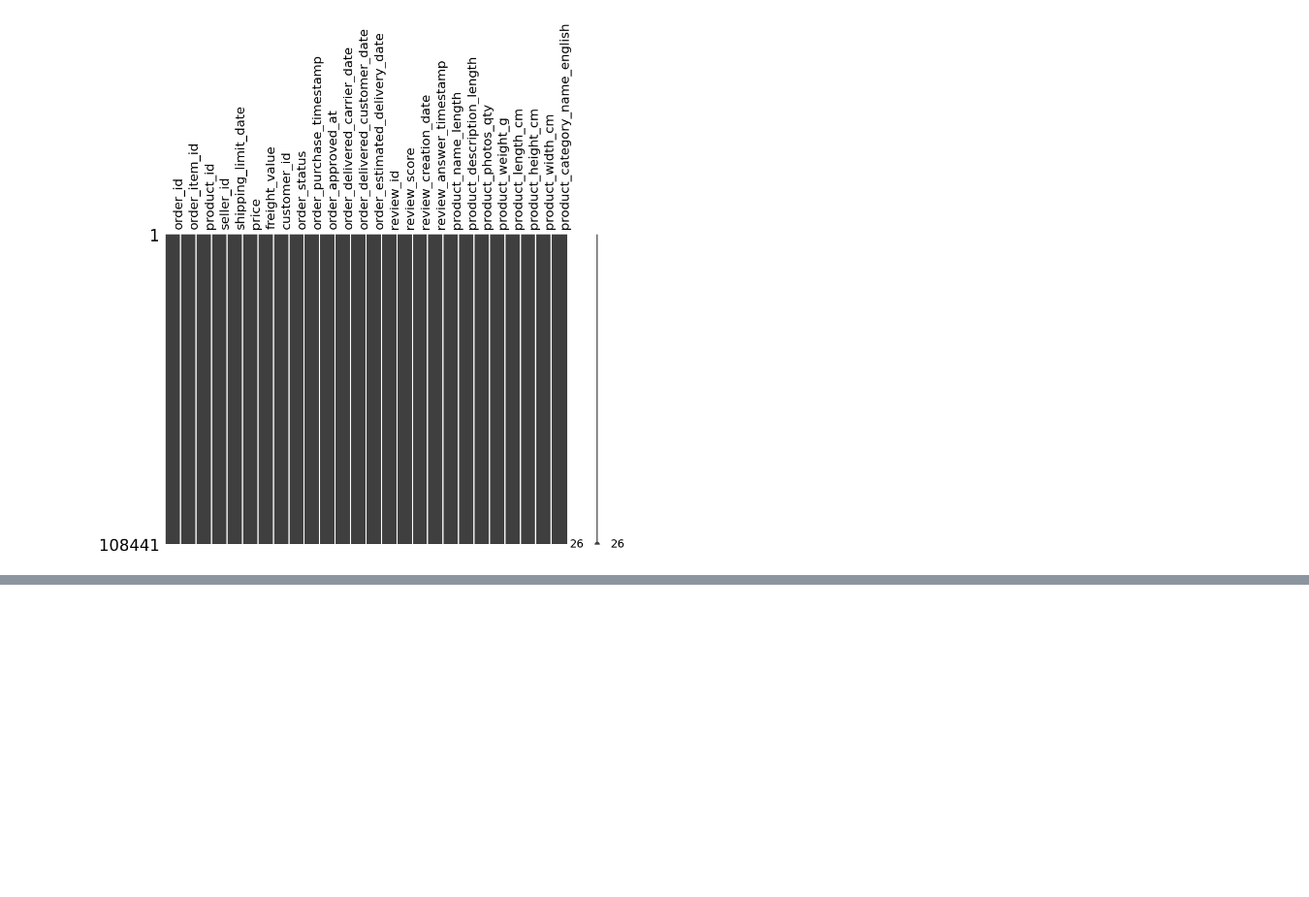
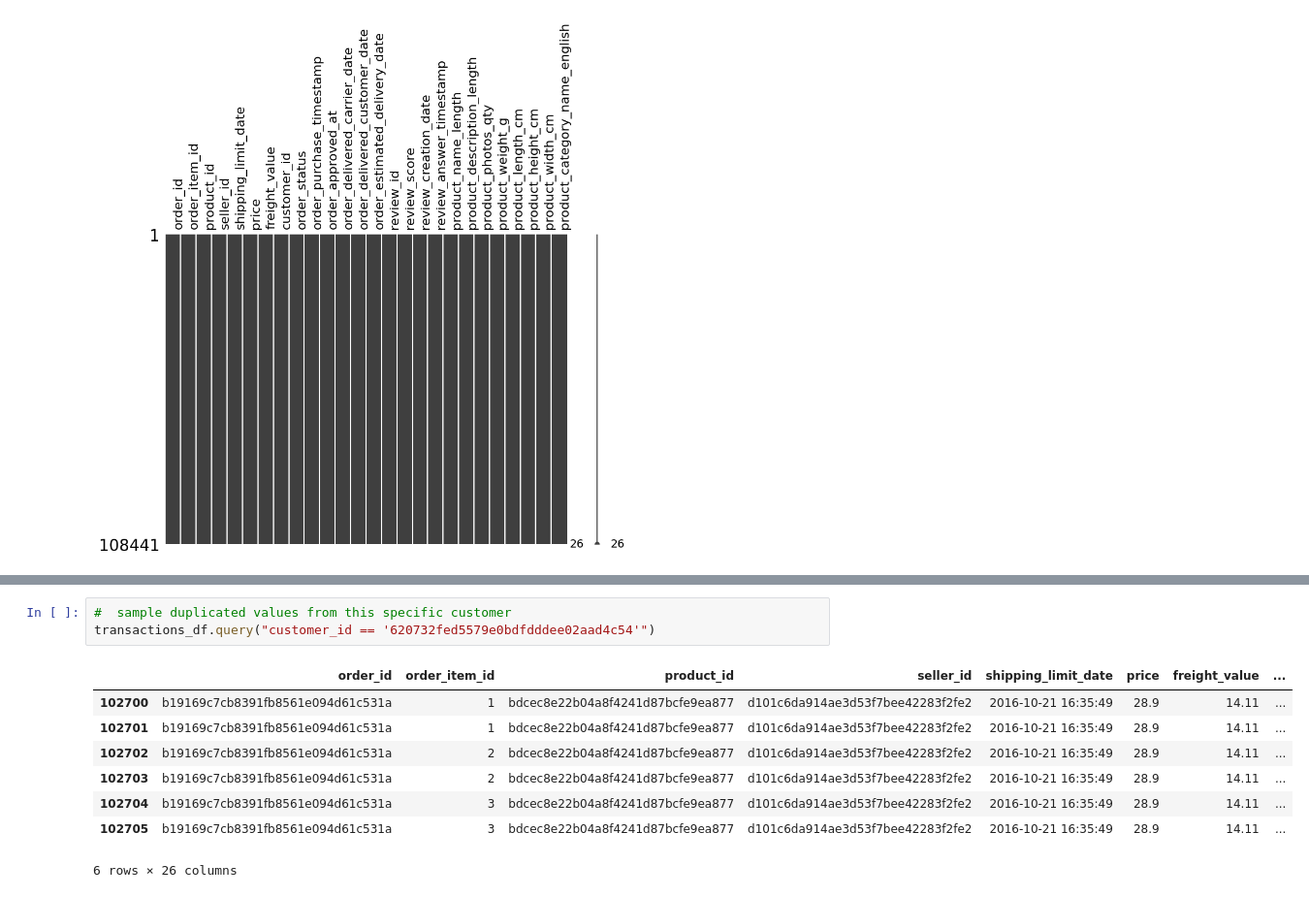
Before and after one commit to RuizLorenzoChavez/price-optimization-ML, a Jupyter notebook: main.ipynb, the cells around one changed output, grey strips where cells are left out. Shown: that part at 97% size. Cells and saved outputs as stored; diff of their text form; blank space fills up the shorter version.

```diff
--- a/main.ipynb
+++ b/main.ipynb
@@ -237,0 +253,12 @@ TypeError: duplicated() got an unexpected keyword argument 'subest'
+# %%
+#  sample duplicated values from this specific customer
+transactions_df.query("customer_id == '620732fed5579e0bdfdddee02aad4c54'")
+# %% [output]
+|  | order_id | order_item_id | product_id | seller_id | shipping_limit_date | price | freight_value | ... |
+| 102700 | b19169c7cb8391fb8561e094d61c531a | 1 | bdcec8e22b04a8f4241d87bcfe9ea877 | d101c6da914ae3d53f7bee42283f2fe2 | 2016-10-21 16:35:49 | 28.9 | 14.11 | ... |
+| 102701 | b19169c7cb8391fb8561e094d61c531a | 1 | bdcec8e22b04a8f4241d87bcfe9ea877 | d101c6da914ae3d53f7bee42283f2fe2 | 2016-10-21 16:35:49 | 28.9 | 14.11 | ... |
+| 102702 | b19169c7cb8391fb8561e094d61c531a | 2 | bdcec8e22b04a8f4241d87bcfe9ea877 | d101c6da914ae3d53f7bee42283f2fe2 | 2016-10-21 16:35:49 | 28.9 | 14.11 | ... |
+| 102703 | b19169c7cb8391fb8561e094d61c531a | 2 | bdcec8e22b04a8f4241d87bcfe9ea877 | d101c6da914ae3d53f7bee42283f2fe2 | 2016-10-21 16:35:49 | 28.9 | 14.11 | ... |
+| 102704 | b19169c7cb8391fb8561e094d61c531a | 3 | bdcec8e22b04a8f4241d87bcfe9ea877 | d101c6da914ae3d53f7bee42283f2fe2 | 2016-10-21 16:35:49 | 28.9 | 14.11 | ... |
+| 102705 | b19169c7cb8391fb8561e094d61c531a | 3 | bdcec8e22b04a8f4241d87bcfe9ea877 | d101c6da914ae3d53f7bee42283f2fe2 | 2016-10-21 16:35:49 | 28.9 | 14.11 | ... |
+6 rows × 26 columns
```
Also changed, not shown: parts of 3 cells of this notebook.
